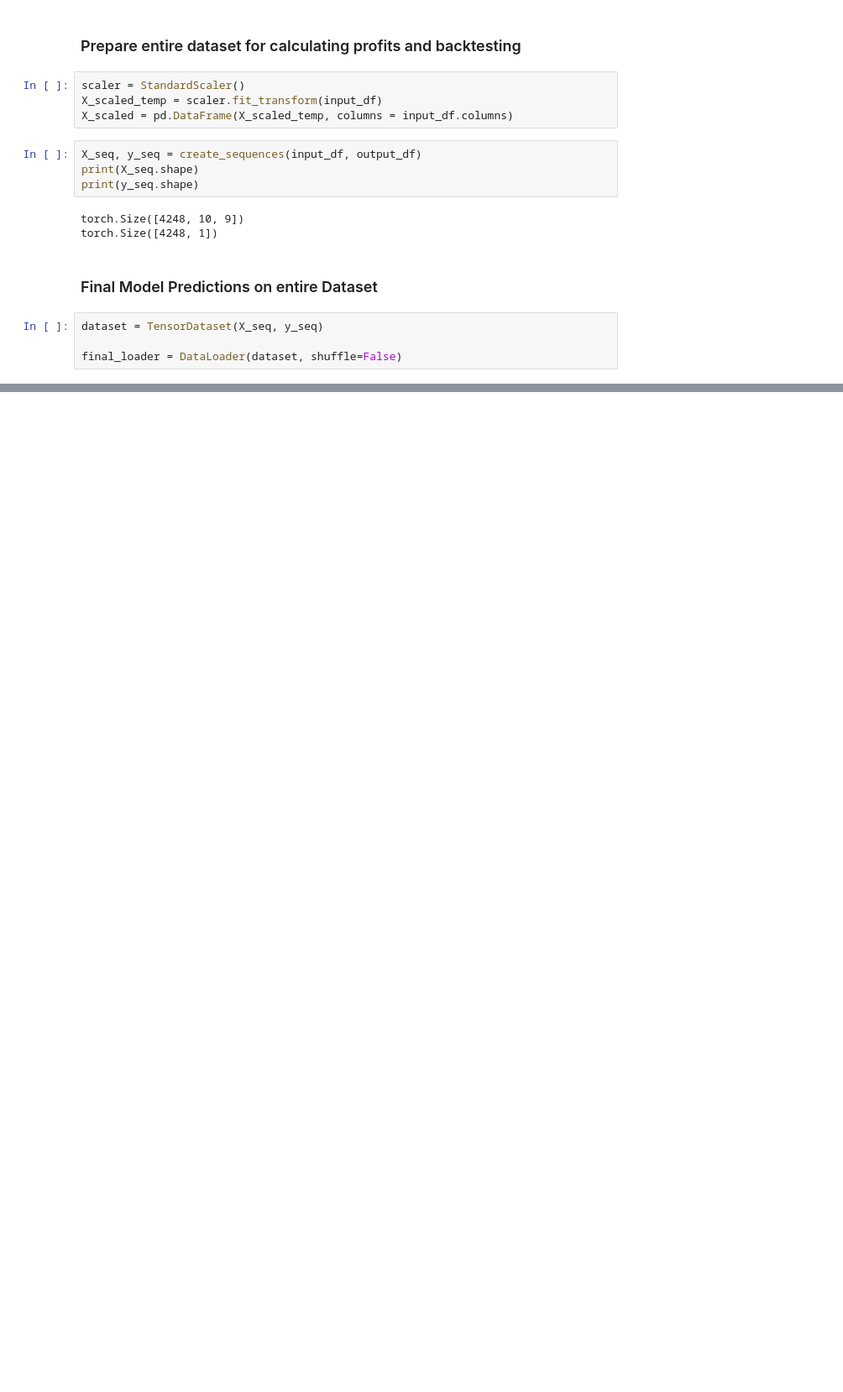
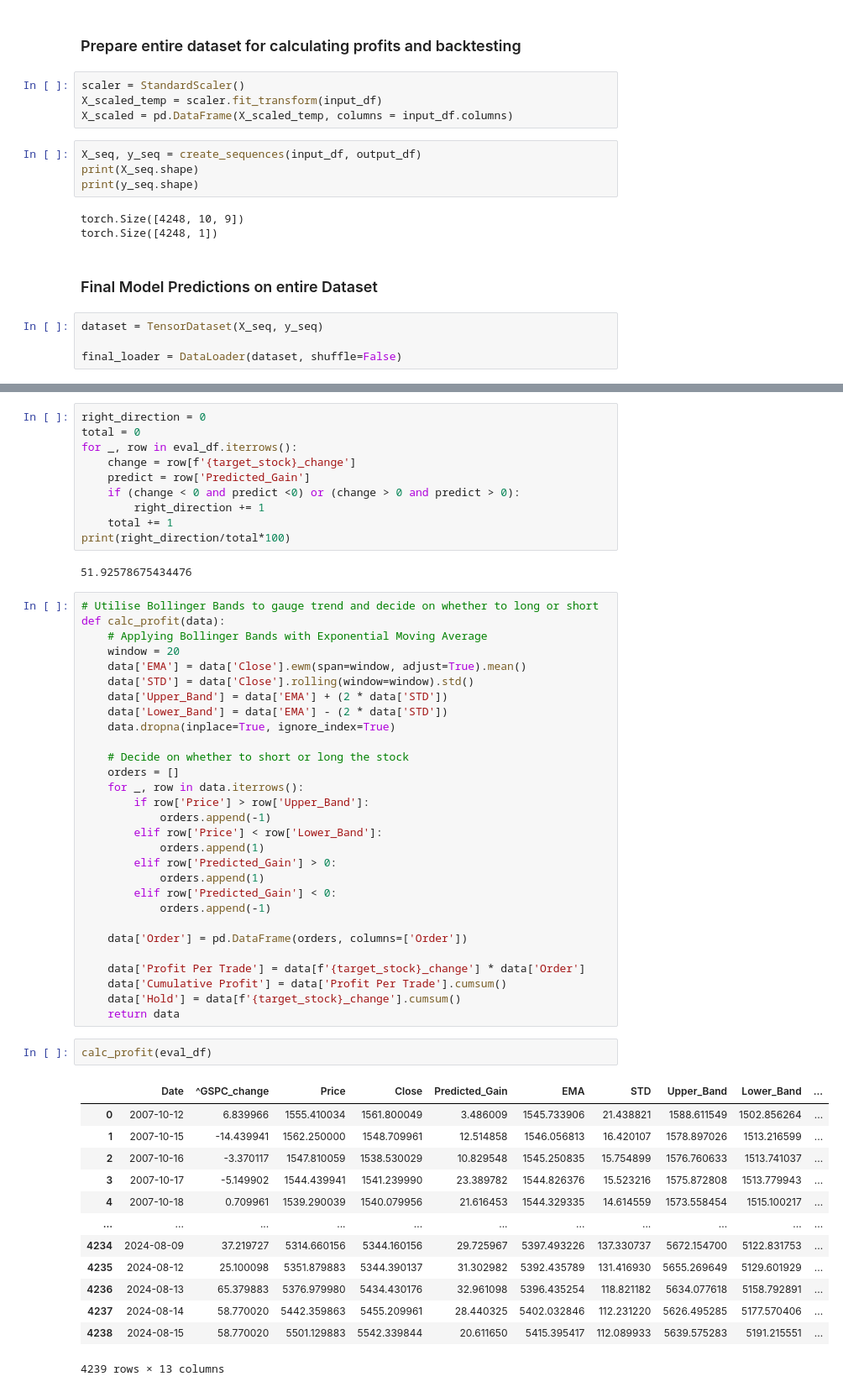
Before and after one commit to Chuacx13/StockPredictor-2, a Jupyter notebook: EvaluateModel.ipynb, the cells around one changed output, grey strips where cells are left out. Shown at 84% size. Drawn from its saved outputs; the diff is of its cells as text; blank space fills up the shorter version.

Commit message:
Calculated Profits of Trading Strategy

```diff
--- a/EvaluateModel.ipynb
+++ b/EvaluateModel.ipynb
@@ -74,0 +113,57 @@ Average MSE: 1186.80, Average MAPE: 225122.16
+# %%
+right_direction = 0
+total = 0
+for _, row in eval_df.iterrows():
+    change = row[f'{target_stock}_change']
+    predict = row['Predicted_Gain']
+    if (change < 0 and predict <0) or (change > 0 and predict > 0):
+        right_direction += 1
+    total += 1
+print(right_direction/total*100)
+# %% [output]
+51.92578675434476
+# %%
+# Utilise Bollinger Bands to gauge trend and decide on whether to long or short
+def calc_profit(data):
+    # Applying Bollinger Bands with Exponential Moving Average
+    window = 20
+    data['EMA'] = data['Close'].ewm(span=window, adjust=True).mean()
+    data['STD'] = data['Close'].rolling(window=window).std()
+    data['Upper_Band'] = data['EMA'] + (2 * data['STD'])
+    data['Lower_Band'] = data['EMA'] - (2 * data['STD'])
+    data.dropna(inplace=True, ignore_index=True)
+
+    # Decide on whether to short or long the stock
+    orders = []
+    for _, row in data.iterrows():
+        if row['Price'] > row['Upper_Band']:
+            orders.append(-1)
+        elif row['Price'] < row['Lower_Band']:
+            orders.append(1)
+        elif row['Predicted_Gain'] > 0:
+            orders.append(1)
+        elif row['Predicted_Gain'] < 0:
+            orders.append(-1)
+
+    data['Order'] = pd.DataFrame(orders, columns=['Order'])
+
+    data['Profit Per Trade'] = data[f'{target_stock}_change'] * data['Order']
+    data['Cumulative Profit'] = data['Profit Per Trade'].cumsum()
+    data['Hold'] = data[f'{target_stock}_change'].cumsum()
+    return data
+# %%
+calc_profit(eval_df)
+# %% [output]
+|  | Date | ^GSPC_change | Price | Close | Predicted_Gain | EMA | STD | Upper_Band | Lower_Band | ... |
+| 0 | 2007-10-12 | 6.839966 | 1555.410034 | 1561.800049 | 3.486009 | 1545.733906 | 21.438821 | 1588.611549 | 1502.856264 | ... |
+| 1 | 2007-10-15 | -14.439941 | 1562.250000 | 1548.709961 | 12.514858 | 1546.056813 | 16.420107 | 1578.897026 | 1513.216599 | ... |
+| 2 | 2007-10-16 | -3.370117 | 1547.810059 | 1538.530029 | 10.829548 | 1545.250835 | 15.754899 | 1576.760633 | 1513.741037 | ... |
+| 3 | 2007-10-17 | -5.149902 | 1544.439941 | 1541.239990 | 23.389782 | 1544.826376 | 15.523216 | 1575.872808 | 1513.779943 | ... |
+| 4 | 2007-10-18 | 0.709961 | 1539.290039 | 1540.079956 | 21.616453 | 1544.329335 | 14.614559 | 1573.558454 | 1515.100217 | ... |
+| ... | ... | ... | ... | ... | ... | ... | ... | ... | ... | ... |
+| 4234 | 2024-08-09 | 37.219727 | 5314.660156 | 5344.160156 | 29.725967 | 5397.493226 | 137.330737 | 5672.154700 | 5122.831753 | ... |
+| 4235 | 2024-08-12 | 25.100098 | 5351.879883 | 5344.390137 | 31.302982 | 5392.435789 | 131.416930 | 5655.269649 | 5129.601929 | ... |
+| 4236 | 2024-08-13 | 65.379883 | 5376.979980 | 5434.430176 | 32.961098 | 5396.435254 | 118.821182 | 5634.077618 | 5158.792891 | ... |
+| 4237 | 2024-08-14 | 58.770020 | 5442.359863 | 5455.209961 | 28.440325 | 5402.032846 | 112.231220 | 5626.495285 | 5177.570406 | ... |
+| 4238 | 2024-08-15 | 58.770020 | 5501.129883 | 5542.339844 | 20.611650 | 5415.395417 | 112.089933 | 5639.575283 | 5191.215551 | ... |
+4239 rows × 13 columns
```
Also changed, not shown: parts of 6 cells of this notebook.
